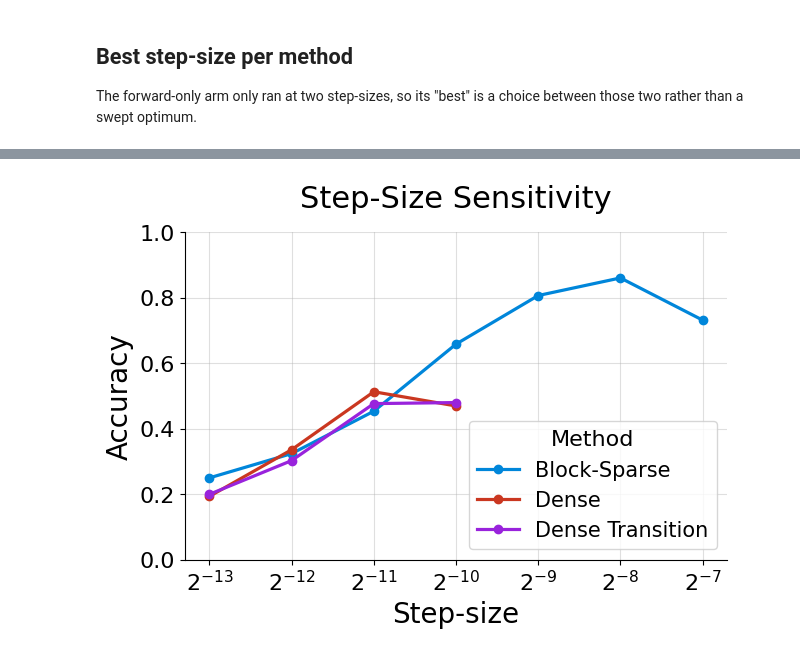
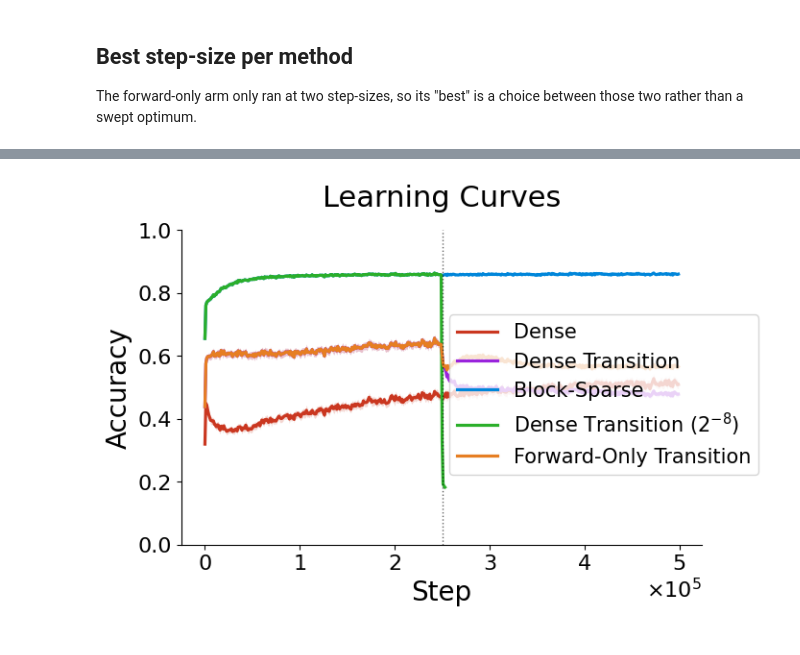
Before and after one commit to ejmejm/phd_research, a Jupyter notebook: papers/connectivity_credit_assignment/analysis/02_dense_transition.ipynb, the cells around one changed output, grey strips where cells are left out. Cells and saved outputs as stored; diff of their text form; code cells hidden in the pictures.

```diff
--- a/papers/connectivity_credit_assignment/analysis/02_dense_transition.ipynb
+++ b/papers/connectivity_credit_assignment/analysis/02_dense_transition.ipynb
@@ -22,8 +22,9 @@ import matplotlib.pyplot as plt
 
 from multi_mnist.analysis import (
     asymptotic_metric, fetch_per_seed_arrays, filter_sweep, filter_to_best,
-    get_color_palette, load_export, normalize_columns, plot_ci_curve,
-    plot_sensitivity, save_fig, set_style, stack_per_seed,
+    get_color_palette, label_curves_inline, load_export, measure_inline_labels,
+    normalize_columns, plot_ci_curve, plot_sensitivity, save_fig, set_style,
+    stack_per_seed,
 )
 
 %matplotlib inline
@@ -324,14 +280,47 @@ those two step-sizes, not as a sensitivity curve of its own.
-# %%
-asym_fo = asymptotic_metric(cfg_fo, run_fo, 'accuracy', ['Method'])
-
-set_style('2-col')
-fig, ax = plt.subplots()
-plot_sensitivity(
-    asym_fo, ax=ax, hue_col='Method',
-    palette=[PALETTE_FO[m] for m in sorted(asym_fo['Method'].dropna().unique())],
-    title='Step-Size Sensitivity', ylabel='Accuracy', ylim=(0, 1),
-    legend_title=None)
-save_fig(fig_dir='../figures/generated', name='fig3b_forward_only_sensitivity')
-plt.show()
-# %% [output]
-[figure, removed]
+# %%
+set_style('2-col')
+fig, ax = plt.subplots()
+
+# Numeric columns arrive from the CSV as objects, so coerce before comparing.
+lr_bs = float(best_fo.loc[best_fo['Method'] == METHOD_LABELS[NEVER],
+                          'optimizer.learning_rate'].iloc[0])
+cfg_lr_fo = pd.to_numeric(cfg_fo['optimizer.learning_rate'], errors='coerce')
+
+
+def _accs(run_ids):
+    _, accs = stack_per_seed(
+        fetch_per_seed_arrays(run_ids, cache_dir='data/per_seed_cache'), run_ids)
+    return accs
+
+
+# Each arm at its own best step-size, plus the ordinary transition re-run at
+# block-sparse's step-size -- the curve that isolates the flip from any
+# step-size re-tuning. Forward-only's own best is the same cell the ordinary
+# transition wins at, so those two are directly comparable.
+PAPER_CURVES = []
+for method in (METHOD_LABELS[0], METHOD_LABELS[TRANSITION], METHOD_LABELS[NEVER],
+               FORWARD_ONLY):
+    rids = best_cfg_fo[best_cfg_fo['Method'] == method]['run_id'].tolist()
+    PAPER_CURVES.append((method, _accs(rids), PALETTE_FO[method]))
+
+matched_rids = cfg_fo[(cfg_fo['Method'] == METHOD_LABELS[TRANSITION])
+                      & (np.abs(cfg_lr_fo - lr_bs) < lr_bs * 1e-6)]['run_id'].tolist()
+PAPER_CURVES.insert(3, (
+    f'Dense Transition ($2^{{{int(np.log2(lr_bs))}}}$)',
+    _accs(matched_rids), get_color_palette()[2]))
+
+for label, accs, color in PAPER_CURVES:
+    if accs is None:
+        continue
+    plot_ci_curve(np.arange(accs.shape[0]) * 1000, accs,
+                  label=label, color=color, ax=ax)
+
+ax.axvline(TRANSITION, linestyle=':', color='black', alpha=0.6, linewidth=1)
+ax.set_xlabel('Step'); ax.set_ylabel('Accuracy')
+ax.set_title('Learning Curves'); ax.set_ylim(0, 1.0)
+ax.ticklabel_format(axis='x', style='sci', scilimits=(0, 0), useMathText=True)
+fig.legend(loc='center right')
+save_fig(fig_dir='../figures/generated', name='fig3b_forward_only_curves')
+plt.show()
+# %% [output]
+[figure, added]
```
Also changed, not shown: parts of 10 cells of this notebook, 6 other files.
